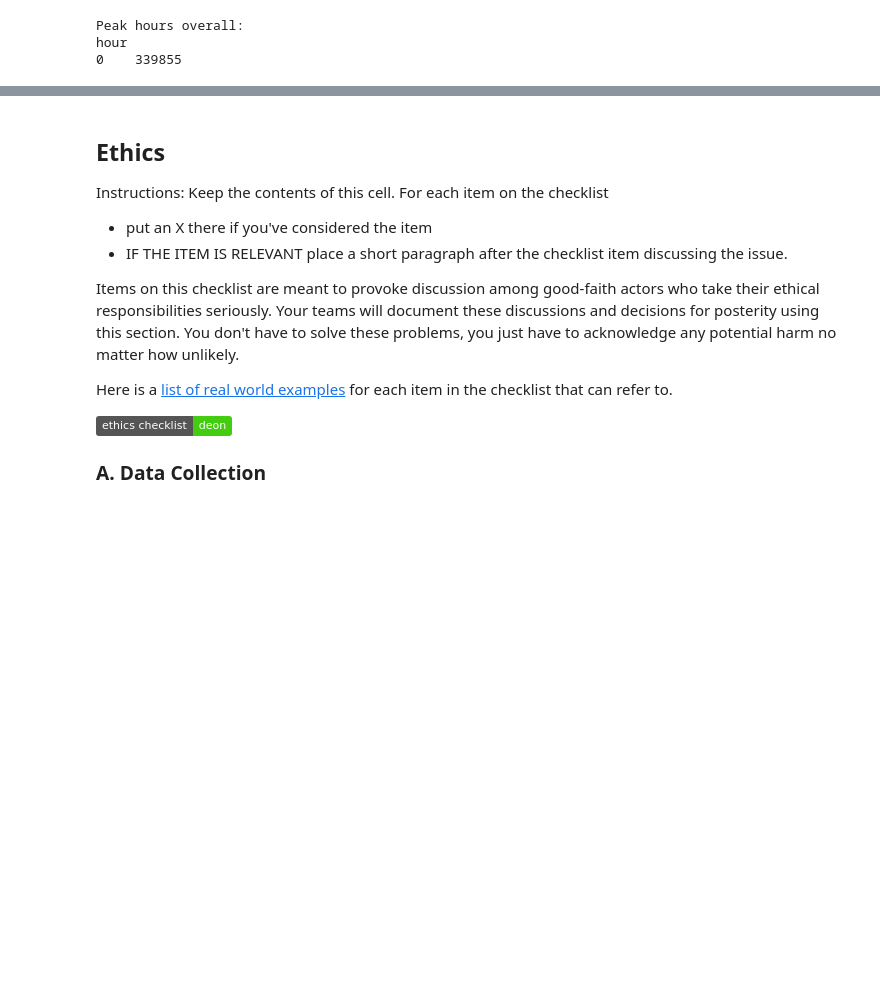
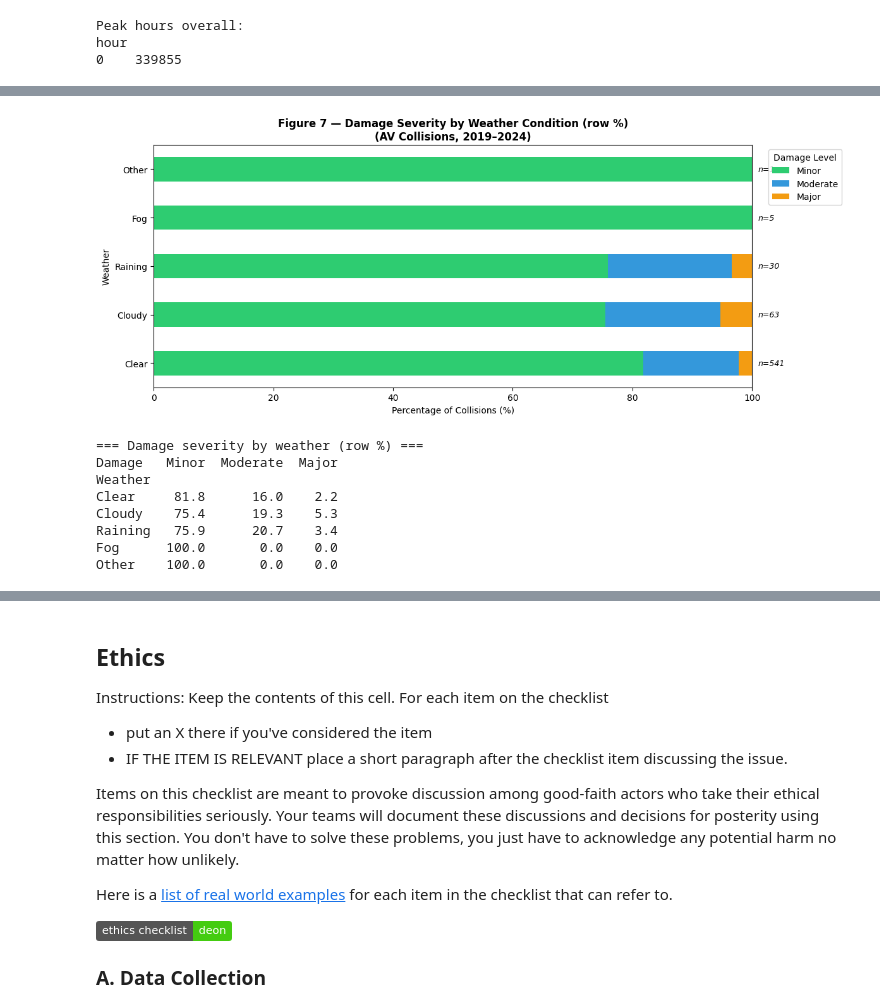
Before and after one commit to COGS108/Group094_WI26, a Jupyter notebook: 02-EDACheckpoint.ipynb, the cells around one changed output, grey strips where cells are left out. Saved outputs shown, nothing was run; the diff lists cells and outputs as text; code cells hidden in the pictures; badges without logos; blank space fills up the shorter version.

```diff
--- a/02-EDACheckpoint.ipynb
+++ b/02-EDACheckpoint.ipynb
@@ -1170,0 +1215,37 @@ Some more words and stuff.  Remember notebooks work best if you interleave the c
+# %%
+damage_order = ['None', 'Minor', 'Moderate', 'Major', 'Unknown']
+ct_dmg = pd.crosstab(av['Weather'], av['Damage'], normalize='index').reindex(
+    columns=[d for d in damage_order if d in av['Damage'].values]
+) * 100
+
+weather_order = av['Weather'].value_counts().index.tolist()
+ct_dmg = ct_dmg.reindex(weather_order)
+
+fig, ax = plt.subplots(figsize=(12, 5))
+ct_dmg.plot.barh(stacked=True, ax=ax,
+                  color=['#2ecc71', '#3498db', '#f39c12', '#e74c3c', '#95a5a6'][:ct_dmg.shape[1]])
+ax.set_xlabel("Percentage of Collisions (%)")
+ax.set_title("Figure 7 — Damage Severity by Weather Condition (row %)\n(AV Collisions, 2019–2024)",
+             fontsize=12, fontweight='bold')
+ax.legend(title="Damage Level", bbox_to_anchor=(1.02, 1), loc='upper left')
+
+counts = av['Weather'].value_counts()
+for i, weather in enumerate(ct_dmg.index):
+    ax.text(101, i, f'n={counts[weather]}', va='center', fontsize=9, style='italic')
+
+plt.tight_layout()
+plt.savefig("results/fig7_av_damage_by_weather.png", dpi=150, bbox_inches="tight")
+plt.show()
+
+print("=== Damage severity by weather (row %) ===")
+print(ct_dmg.round(1).to_string())
+# %% [output]
+[figure, added]
+=== Damage severity by weather (row %) ===
+Damage   Minor  Moderate  Major
+Weather
+Clear     81.8      16.0    2.2
+Cloudy    75.4      19.3    5.3
+Raining   75.9      20.7    3.4
+Fog      100.0       0.0    0.0
+Other    100.0       0.0    0.0
```
Also changed, not shown: parts of 18 cells of this notebook, 5 other files.
